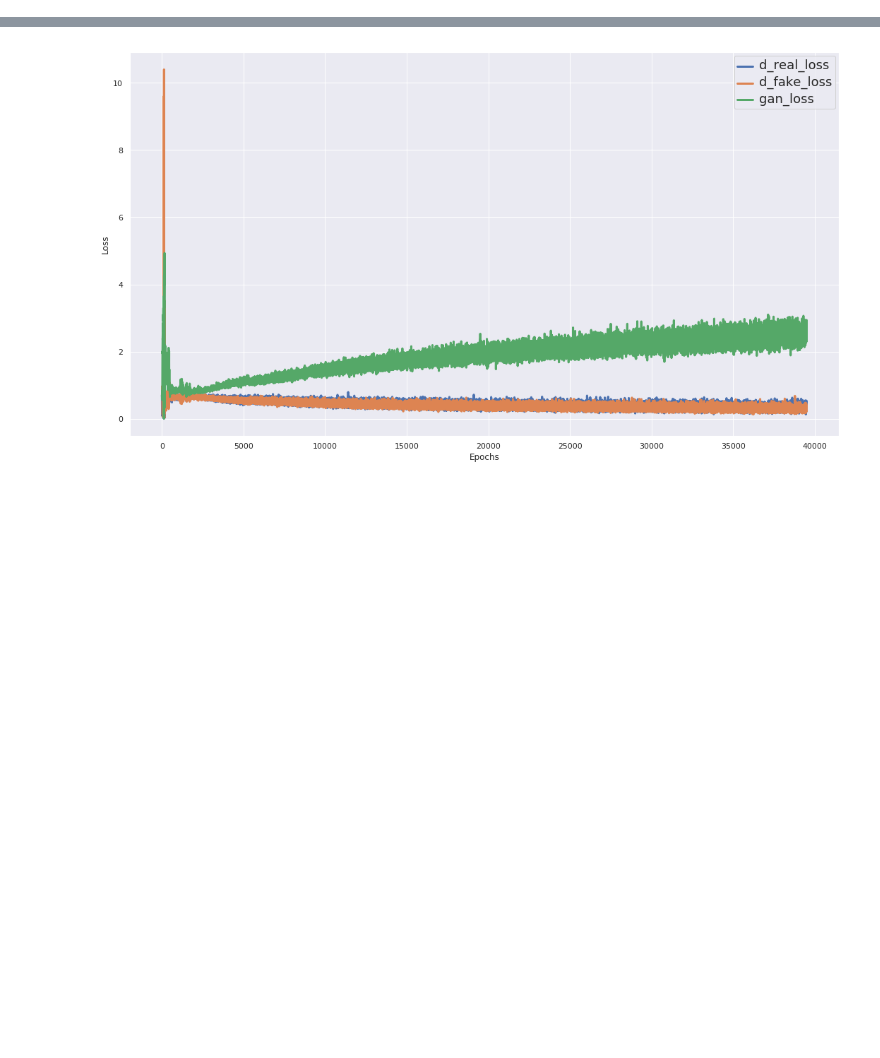
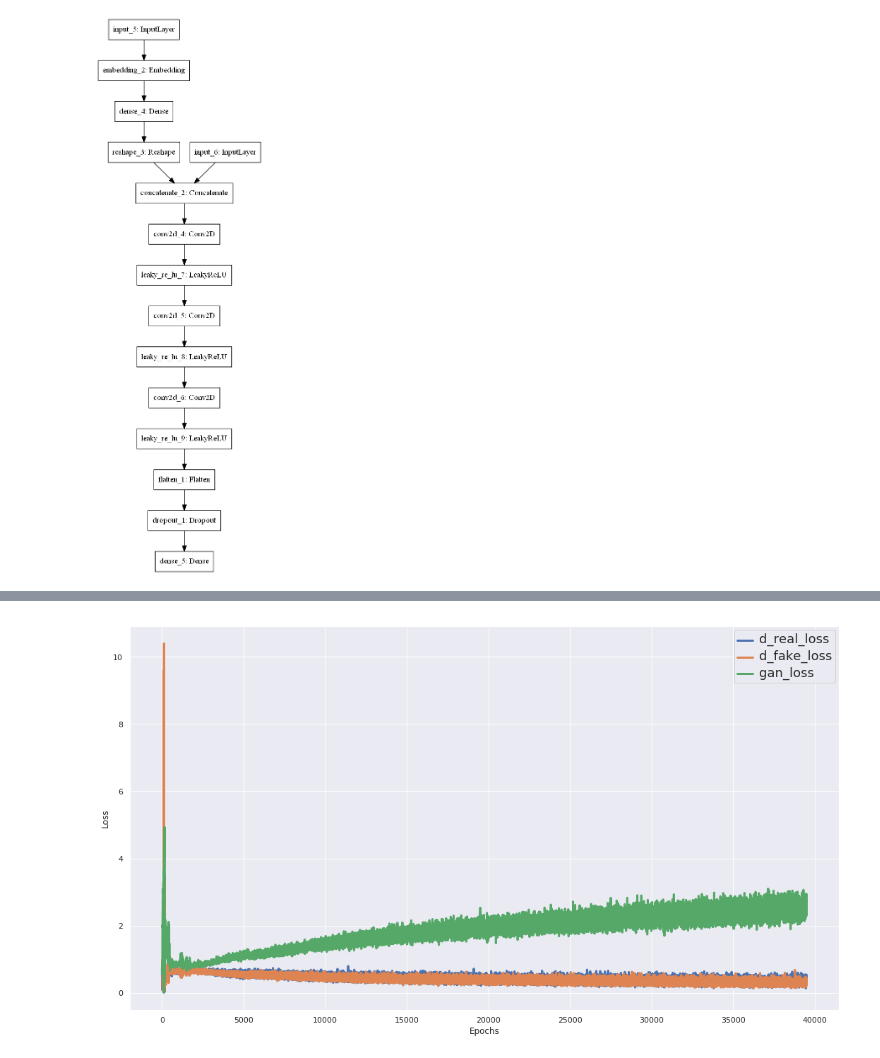
Before and after one commit to nombreinvicto/DeepLearning, a Jupyter notebook: research/cad_repo_project/cgan_10class_threshinv/cgan_10class_28px1px_threshinv.ipynb, the cells around one changed output, grey strips where cells are left out. Saved outputs shown, nothing was run; the diff lists cells and outputs as text; code cells hidden in the pictures; blank space fills up the shorter version.

```diff
--- a/research/cad_repo_project/cgan_10class_threshinv/cgan_10class_28px1px_threshinv.ipynb
+++ b/research/cad_repo_project/cgan_10class_threshinv/cgan_10class_28px1px_threshinv.ipynb
@@ -85,6 +84,6 @@ single_label
 # %%
 # define standalone discriminator
-def define_discriminator(in_shape=(28,28,1), n_classes=class_num):
+def define_discriminator(in_shape=(64,64,1), n_classes=class_num):
 
     #label input
     in_label = Input(shape=(1,))
@@ -96,30 +95,37 @@ def define_discriminator(in_shape=(28,28,1), n_classes=class_num):
     n_nodes = in_shape[0] * in_shape[1]
     li = Dense(n_nodes)(li)
 
-    #reshape to additional channel -> 28x28x1
+    #reshape to additional channel -> 64x64x1
     li = Reshape((in_shape[0], in_shape[1], 1))(li)
 
     #image input
     in_image = Input(shape=in_shape)
 
-    # concat the label and channel -> 28x28x2
+    # concat the label and channel -> 64x64x2
     merge = Concatenate()([in_image, li])
 
-    #downsample -> 14x14x128
+    #downsample -> 32x32x128
     fe = Conv2D(filters=128,
                 kernel_size=(3,3),
                 strides=(2,2),
                 padding='same')(merge)
     fe = LeakyReLU(alpha=0.2)(fe)
 
-    # downsample -> 7x7x128
+    # downsample -> 16x16x128
     fe = Conv2D(filters=128,
                 kernel_size=(3,3),
                 strides=(2,2),
                 padding='same')(fe)
     fe = LeakyReLU(alpha=0.2)(fe)
 
-    #flatten feature maps
+    # downsample -> 8x8x128
+    fe = Conv2D(filters=128,
+                kernel_size=(3,3),
+                strides=(2,2),
+                padding='same')(fe)
+    fe = LeakyReLU(alpha=0.2)(fe)
+
+    #flatten feature maps => 8*8*128 = 8192
     fe = Flatten()(fe)
 
     #Dropout
@@ -140,7 +146,9 @@ def define_discriminator(in_shape=(28,28,1), n_classes=class_num):
 # %%
 # plot the model
 test_d_model = define_discriminator()
-#plot_model(test_d_model)
+plot_model(test_d_model)
+# %% [output]
+[figure, added]
 # %%
 # double check dimensions
 test_d_model.summary()
```
Also changed, not shown: parts of 12 cells of this notebook, 9 other files.
